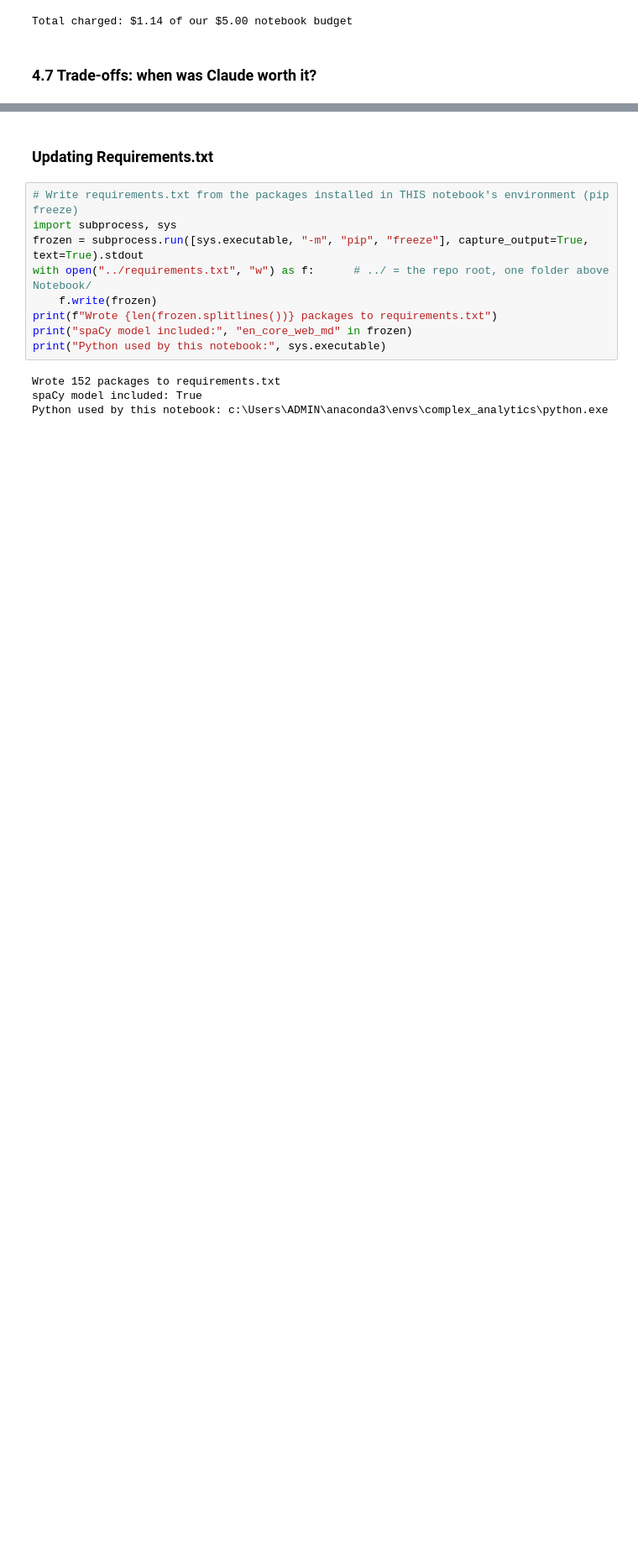
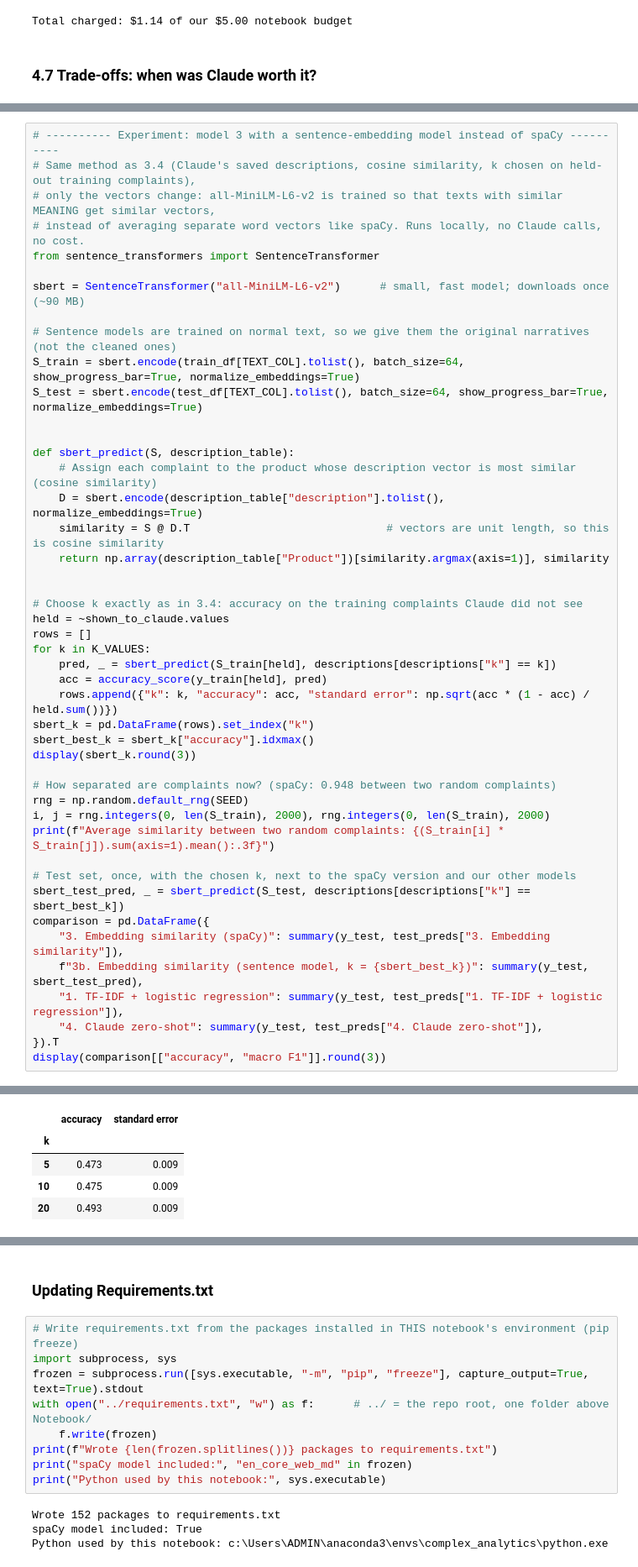
Before and after one commit to rebeccaquaye/consumer-financial-complaints, a Jupyter notebook: Notebook/Ketty_Modelling.ipynb, the cells around one changed output, grey strips where cells are left out. Shown at 84% size. Drawn from its saved outputs; the diff is of its cells as text; blank space fills up the shorter version.

Commit message:
Added a sentence transformer model

```diff
--- a/Notebook/Ketty_Modelling.ipynb
+++ b/Notebook/Ketty_Modelling.ipynb
@@ -2159,0 +2182,47 @@ Total charged: $1.14 of our $5.00 notebook budget
+# %%
+# ---------- Experiment: model 3 with a sentence-embedding model instead of spaCy ----------
+# Same method as 3.4 (Claude's saved descriptions, cosine similarity, k chosen on held-out training complaints),
+# only the vectors change: all-MiniLM-L6-v2 is trained so that texts with similar MEANING get similar vectors,
+# instead of averaging separate word vectors like spaCy. Runs locally, no Claude calls, no cost.
+from sentence_transformers import SentenceTransformer
+
+sbert = SentenceTransformer("all-MiniLM-L6-v2")      # small, fast model; downloads once (~90 MB)
+
+# Sentence models are trained on normal text, so we give them the original narratives (not the cleaned ones)
+S_train = sbert.encode(train_df[TEXT_COL].tolist(), batch_size=64, show_progress_bar=True, normalize_embeddings=True)
+S_test = sbert.encode(test_df[TEXT_COL].tolist(), batch_size=64, show_progress_bar=True, normalize_embeddings=True)
+
+
+def sbert_predict(S, description_table):
+    # Assign each complaint to the product whose description vector is most similar (cosine similarity)
+    D = sbert.encode(description_table["description"].tolist(), normalize_embeddings=True)
+    similarity = S @ D.T                              # vectors are unit length, so this is cosine similarity
+    return np.array(description_table["Product"])[similarity.argmax(axis=1)], similarity
+
+
+# Choose k exactly as in 3.4: accuracy on the training complaints Claude did not see
+held = ~shown_to_claude.values
+rows = []
+for k in K_VALUES:
+    pred, _ = sbert_predict(S_train[held], descriptions[descriptions["k"] == k])
+    acc = accuracy_score(y_train[held], pred)
+    rows.append({"k": k, "accuracy": acc, "standard error": np.sqrt(acc * (1 - acc) / held.sum())})
+sbert_k = pd.DataFrame(rows).set_index("k")
+sbert_best_k = sbert_k["accuracy"].idxmax()
+display(sbert_k.round(3))
+
+# How separated are complaints now? (spaCy: 0.948 between two random complaints)
+rng = np.random.default_rng(SEED)
+i, j = rng.integers(0, len(S_train), 2000), rng.integers(0, len(S_train), 2000)
+print(f"Average similarity between two random complaints: {(S_train[i] * S_train[j]).sum(axis=1).mean():.3f}")
+
+# Test set, once, with the chosen k, next to the spaCy version and our other models
+sbert_test_pred, _ = sbert_predict(S_test, descriptions[descriptions["k"] == sbert_best_k])
+comparison = pd.DataFrame({
+    "3. Embedding similarity (spaCy)": summary(y_test, test_preds["3. Embedding similarity"]),
+    f"3b. Embedding similarity (sentence model, k = {sbert_best_k})": summary(y_test, sbert_test_pred),
+    "1. TF-IDF + logistic regression": summary(y_test, test_preds["1. TF-IDF + logistic regression"]),
+    "4. Claude zero-shot": summary(y_test, test_preds["4. Claude zero-shot"]),
+}).T
+display(comparison[["accuracy", "macro F1"]].round(3))
+# %% [output]
@@ -2159,0 +2230,5 @@ Total charged: $1.14 of our $5.00 notebook budget
+|  | accuracy | standard error |
+| k |  |  |
+| 5 | 0.473 | 0.009 |
+| 10 | 0.475 | 0.009 |
+| 20 | 0.493 | 0.009 |
```
Also changed, not shown: parts of 3 cells of this notebook.
